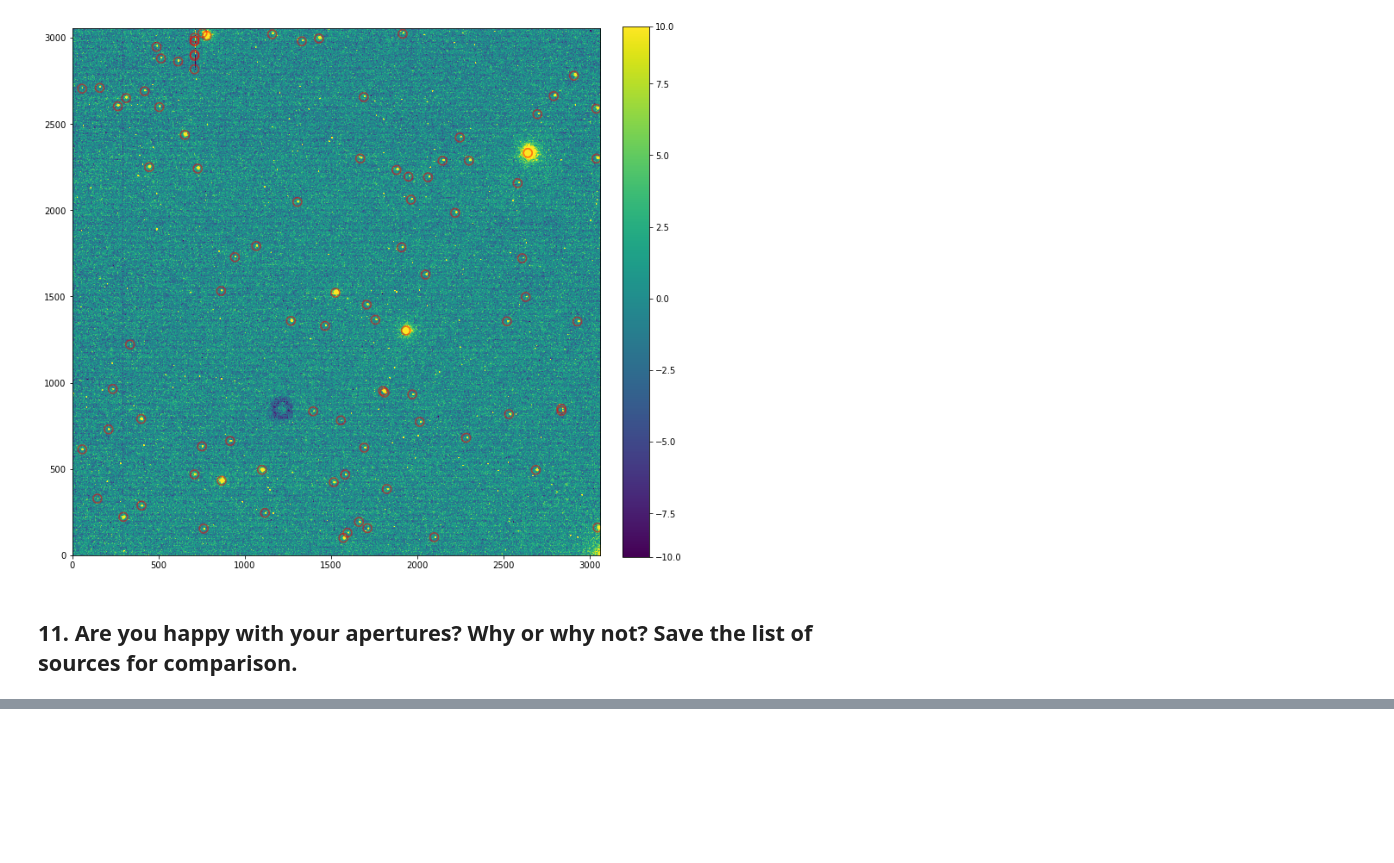
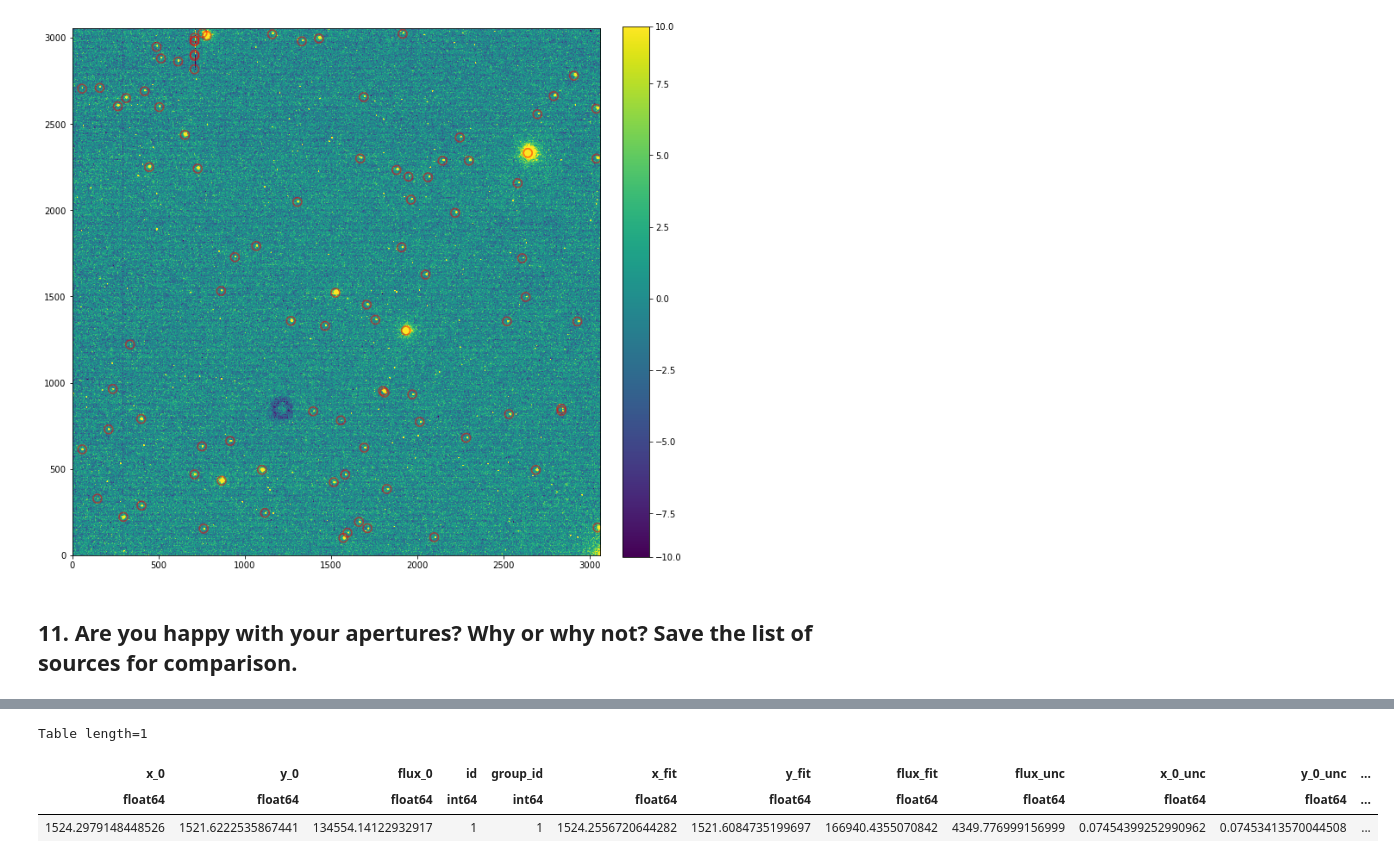
Before and after one commit to matt-ketk/astr-480, a Jupyter notebook: analysis/ReductionLab.ipynb, the cells around one changed output, grey strips where cells are left out. Cells and saved outputs as stored; diff of their text form; code cells hidden in the pictures; blank space fills up the shorter version.

```diff
--- a/analysis/ReductionLab.ipynb
+++ b/analysis/ReductionLab.ipynb
@@ -199,0 +244,44 @@ sources.write('./results/ap-tzboo_446.csv', overwrite=True)
+# %%
+image = CCDData.read('./data/tz_boo/reduced/REDUCED_TZ_Boo_15s_V_3_20230505_053321.fits')
+
+tzboo_info = BinnedTimeSeries.read(
+    './results/tzboo_DAOresults.csv',
+    time_bin_start_column='time_bin_start',
+    time_bin_size_column='time_bin_size',
+    time_bin_size_unit=u.s
+)
+
+psf_model.x_0.fixed = True
+psf_model.y_0.fixed = True
+centroid = Table(
+    names=['x_0', 'y_0'],
+    data=[[tzboo_info[3]['xcentroid']], [tzboo_info[3]['ycentroid']]]
+)
+
+sigma_psf = 2.0
+
+bkgrms = MADStdBackgroundRMS()
+std = bkgrms(image)
+iraffind = IRAFStarFinder(threshold=3.5*std,
+                          fwhm=sigma_psf * gaussian_sigma_to_fwhm,
+                          minsep_fwhm=0.01, roundhi=5.0, roundlo=-5.0,
+                          sharplo=0.0, sharphi=2.0)
+daogroup = DAOGroup(2.0 * sigma_psf * gaussian_sigma_to_fwhm)
+mmm_bkg = MMMBackground()
+fitter = LevMarLSQFitter()
+psf_model = IntegratedGaussianPRF(sigma=sigma_psf)
+photometry = IterativelySubtractedPSFPhotometry(finder=iraffind,
+                                                group_maker=daogroup,
+                                                bkg_estimator=mmm_bkg,
+                                                psf_model=psf_model,
+                                                fitter=LevMarLSQFitter(),
+                                                niters=1, fitshape=(11, 11))
+result_tab2 = photometry(image=image, init_guesses=centroid)
+residual_image2 = photometry.get_residual_image()
+# %%
+result_tab2
+# %% [output]
+Table length=1
+| x_0 | y_0 | flux_0 | id | group_id | x_fit | y_fit | flux_fit | flux_unc | x_0_unc | y_0_unc | ... |
+| float64 | float64 | float64 | int64 | int64 | float64 | float64 | float64 | float64 | float64 | float64 | ... |
+| 1524.2979148448526 | 1521.6222535867441 | 134554.14122932917 | 1 | 1 | 1524.2556720644282 | 1521.6084735199697 | 166940.4355070842 | 4349.776999156999 | 0.07454399252990962 | 0.07453413570044508 | ... |
```
Also changed, not shown: parts of 7 cells of this notebook, 3 other files.
